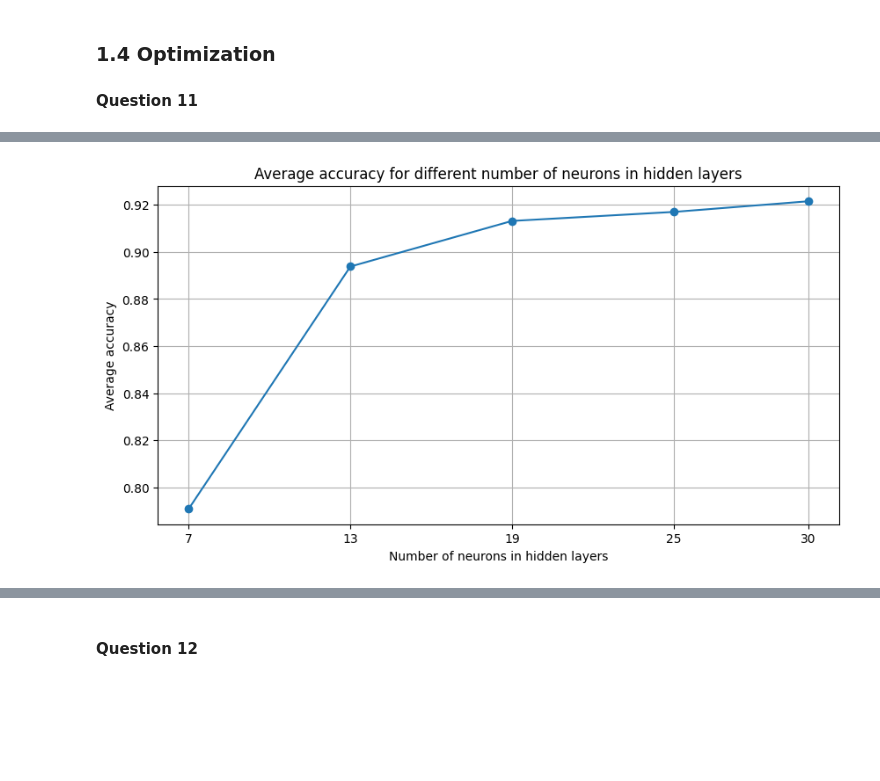
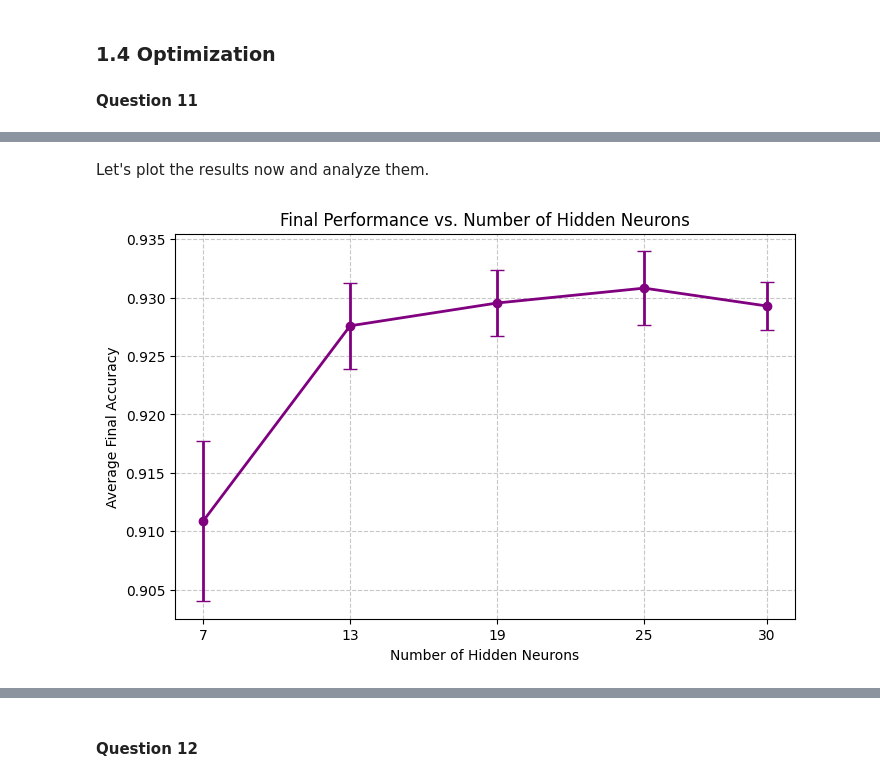
Before and after one commit to zain1290/Artificial-Neural-Network, a Jupyter notebook: src/Drago.ipynb, the cells around one changed output, grey strips where cells are left out. Saved outputs shown, nothing was run; the diff lists cells and outputs as text; code cells hidden in the pictures; blank space fills up the shorter version.

```diff
--- a/src/Drago.ipynb
+++ b/src/Drago.ipynb
@@ -467,0 +420,5 @@ To ensure reproducibility, we used the function `np.random.seed()`
+# %%
+mean, std = np.mean(X_train, axis=0), np.std(X_train, axis=0) + 1e-9
+X_train = (X_train - mean) / std
+X_val = (X_val - mean) / std
+X_test = (X_test - mean) / std
@@ -563,11 +569,12 @@ One explanation would be that since we have more neurons, we have more parameter
 # %%
 np.random.seed(1234)
 
-# Fix a network with 2 layers
+# Fix a network with 1 layer
 # Each layer will have a number of neurons in the range [7, 30]
 neurons = [7, 13, 19, 25, 30]
 neurons_to_average_acc = []
 num_iter = 10
+std_performances = []
 
 for neuron_count in neurons:
 
@@ -575,27 +582,34 @@ for neuron_count in neurons:
     for _ in range(num_iter):
 
         p = Network([Linear(10, neuron_count, init_strategy="he"), Activation(ReLU()),
-                     Linear(neuron_count, neuron_count, init_strategy="he"), Activation(ReLU()),
-                      Linear(neuron_count, neuron_count, init_strategy="he"), Activation(ReLU()),
                      Linear(neuron_count, 7, init_strategy="xavier")])
 
-        train(p, features[train_idx], labels[train_idx],
-                              SoftmaxCrossEntropy(),
-                              lambda x: np.argmax(x, axis=1),
-                              lr=0.1, epochs=200)
+        train(p,
+                X_train, y_train,
+                X_val, y_val,
+                SoftmaxCrossEntropy(),
+                lambda x: np.argmax(x, axis=1),
+                lr=0.1,
+                epochs=500)
 
-        predicted_labels = np.argmax( p.forward(features[test_idx]), axis=1)
-        accuracies_for_setup.append(accuracy(labels[test_idx], predicted_labels))
+        predicted_labels = np.argmax( p.forward(X_val), axis=1)
+        accuracies_for_setup.append(accuracy(y_val, predicted_labels))
 
     neurons_to_average_acc.append(np.mean(accuracies_for_setup))
+    std_performances.append(np.std(accuracies_for_setup))
+# %% [markdown]
+Let's plot the results now and analyze them.
 # %%
-plt.figure(figsize=(10, 5))
-plt.plot(neurons, neurons_to_average_acc, marker="o")
-plt.title("Average accuracy for different number of neurons in hidden layers")
-plt.xlabel("Number of neurons in hidden layers")
-plt.ylabel("Average accuracy")
+plt.figure(figsize=(8, 5))
+
+plt.errorbar(neurons, neurons_to_average_acc, yerr=std_performances,
+             marker='o', capsize=5, linestyle='-', color='purple', linewidth=2)
+
+plt.title("Final Performance vs. Number of Hidden Neurons")
+plt.xlabel("Number of Hidden Neurons")
+plt.ylabel("Average Final Accuracy")
 plt.xticks(neurons)
-plt.grid()
+plt.grid(True, linestyle='--', alpha=0.7)
 plt.show()
 # %% [output]
-[figure, old version]
+[figure, new version]
```
Also changed, not shown: parts of 119 cells of this notebook, 1 other file.
